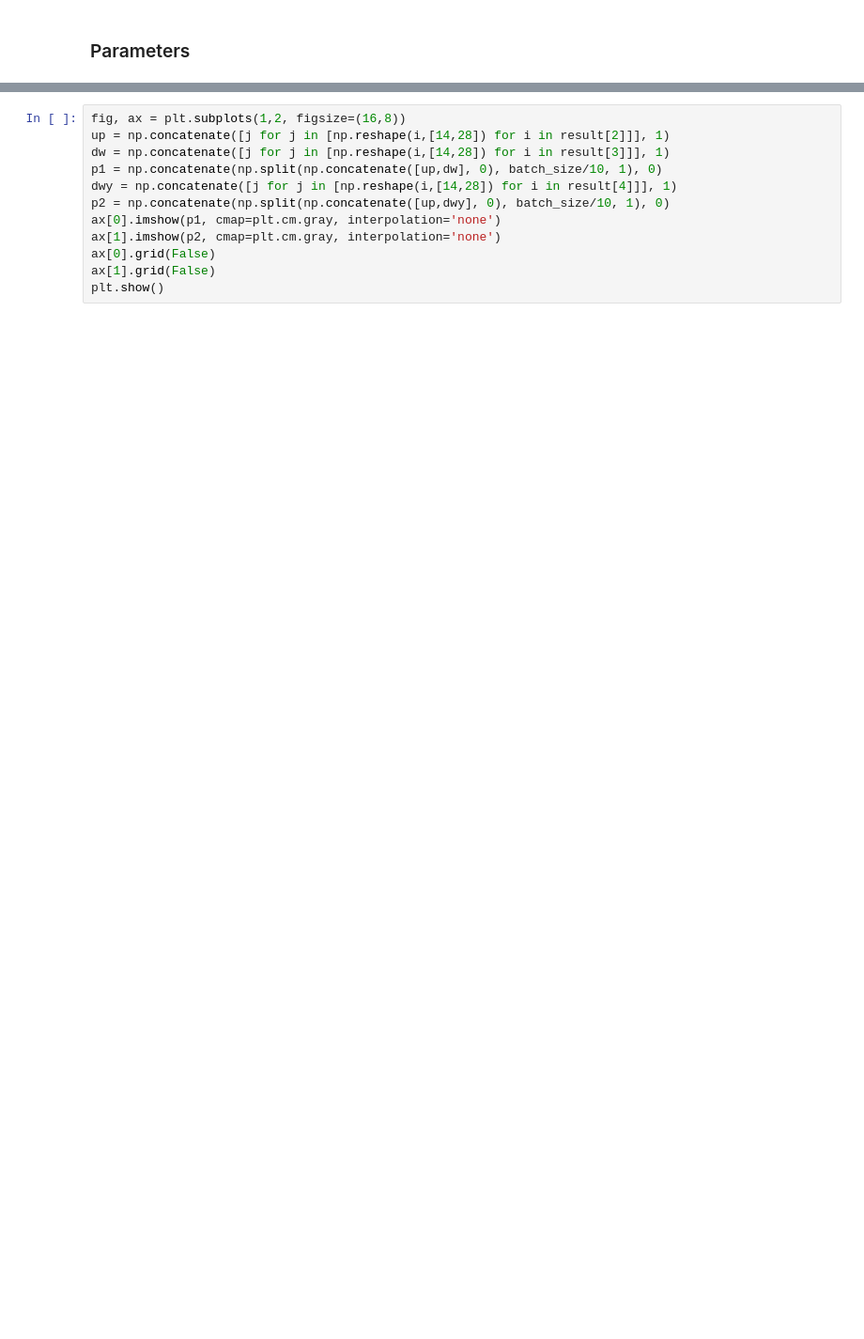
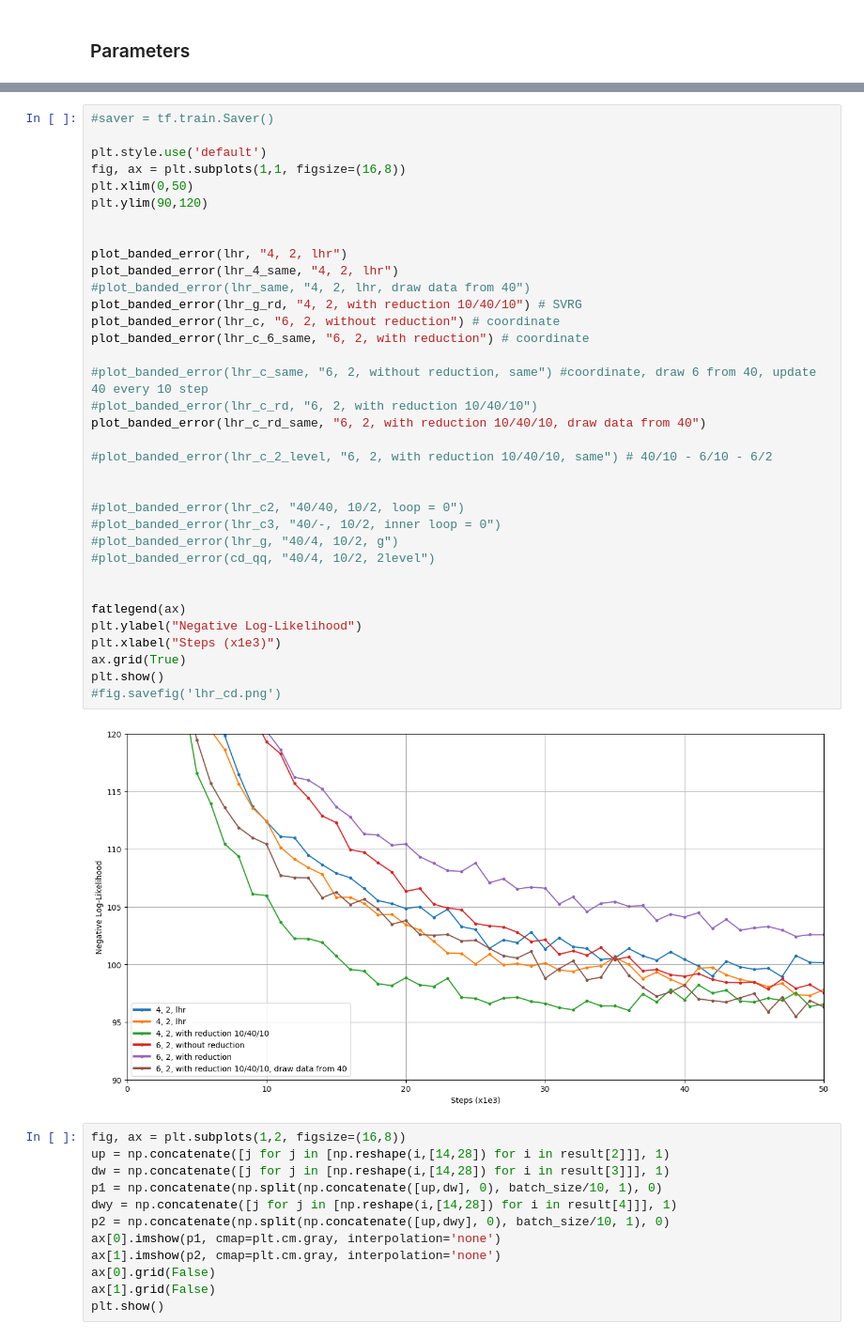
Before and after one commit to ethihsy/cc, a Jupyter notebook: gd_est.ipynb, the cells around one changed output, grey strips where cells are left out. Shown at 94% size. Drawn from its saved outputs; the diff is of its cells as text; blank space fills up the shorter version.

```diff
--- a/gd_est.ipynb
+++ b/gd_est.ipynb
@@ -353,3 +299,40 @@ def train(train_op):
+# %%
+#saver = tf.train.Saver()
+
+plt.style.use('default')
+fig, ax = plt.subplots(1,1, figsize=(16,8))
+plt.xlim(0,50)
+plt.ylim(90,120)
+
+
+plot_banded_error(lhr, "4, 2, lhr")
+plot_banded_error(lhr_4_same, "4, 2, lhr")
+#plot_banded_error(lhr_same, "4, 2, lhr, draw data from 40")
+plot_banded_error(lhr_g_rd, "4, 2, with reduction 10/40/10") # SVRG
+plot_banded_error(lhr_c, "6, 2, without reduction") # coordinate
+plot_banded_error(lhr_c_6_same, "6, 2, with reduction") # coordinate
+
+#plot_banded_error(lhr_c_same, "6, 2, without reduction, same") #coordinate, draw 6 from 40, update 40 every 10 step
+#plot_banded_error(lhr_c_rd, "6, 2, with reduction 10/40/10")
+plot_banded_error(lhr_c_rd_same, "6, 2, with reduction 10/40/10, draw data from 40")
+
+#plot_banded_error(lhr_c_2_level, "6, 2, with reduction 10/40/10, same") # 40/10 - 6/10 - 6/2
+
+
+#plot_banded_error(lhr_c2, "40/40, 10/2, loop = 0")
+#plot_banded_error(lhr_c3, "40/-, 10/2, inner loop = 0")
+#plot_banded_error(lhr_g, "40/4, 10/2, g")
+#plot_banded_error(cd_qq, "40/4, 10/2, 2level")
+
+
+fatlegend(ax)
+plt.ylabel("Negative Log-Likelihood")
+plt.xlabel("Steps (x1e3)")
+ax.grid(True)
+plt.show()
+#fig.savefig('lhr_cd.png')
+# %% [output]
+[figure, added]
 # %%
 fig, ax = plt.subplots(1,2, figsize=(16,8))
 up = np.concatenate([j for j in [np.reshape(i,[14,28]) for i in result[2]]], 1)
```
Also changed, not shown: parts of 16 cells of this notebook.
